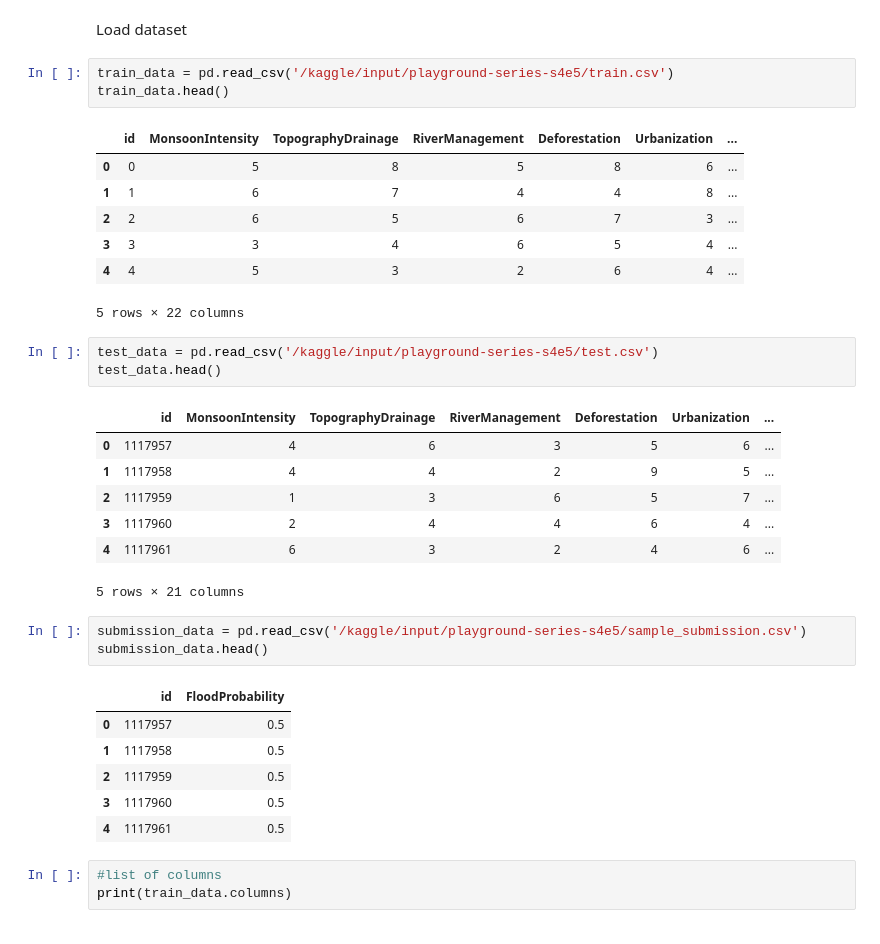
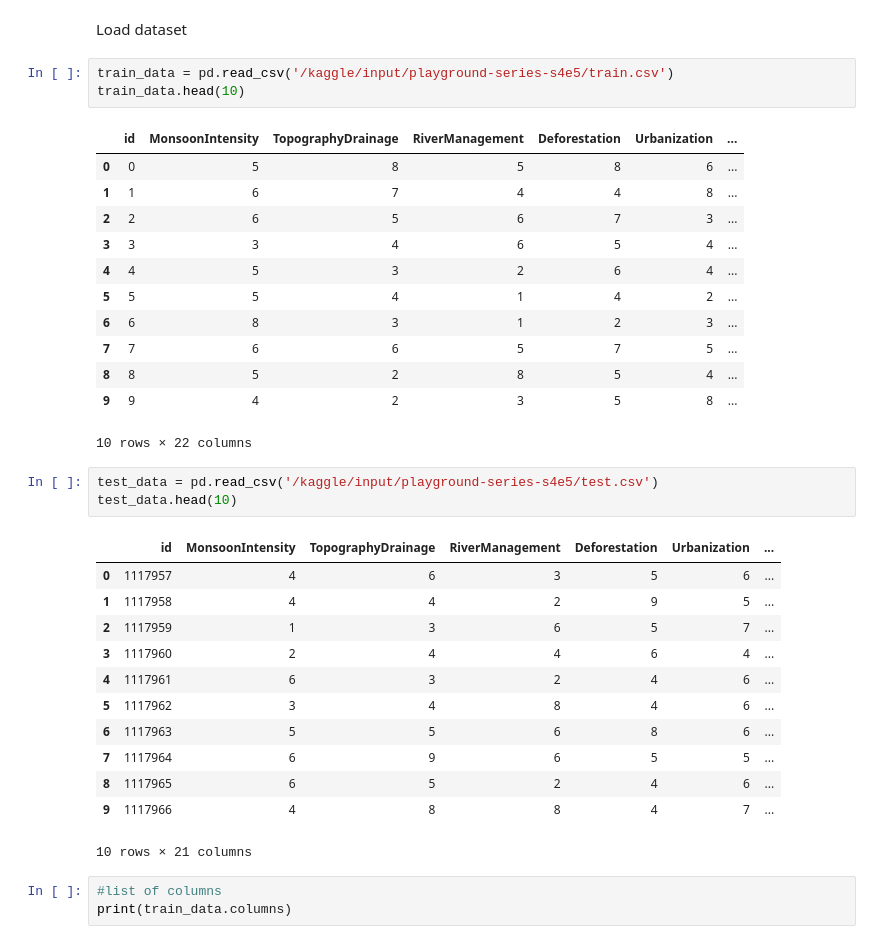
Before and after one commit to NazninNaharSr/DataScience, a Jupyter notebook: Flood_Prediction.ipynb, the cells around one changed output. Cells and saved outputs as stored; diff of their text form.

Commit message:
Kaggle Notebook | Flood Prediction | Version 2

```diff
--- a/Flood_Prediction.ipynb
+++ b/Flood_Prediction.ipynb
@@ -26,18 +26,23 @@ for dirname, _, filenames in os.walk('/kaggle/input'):
 Load dataset
 # %%
 train_data = pd.read_csv('/kaggle/input/playground-series-s4e5/train.csv')
-train_data.head()
+train_data.head(10)
 # %% [output]
 |  | id | MonsoonIntensity | TopographyDrainage | RiverManagement | Deforestation | Urbanization | ... |
 | 0 | 0 | 5 | 8 | 5 | 8 | 6 | ... |
 | 1 | 1 | 6 | 7 | 4 | 4 | 8 | ... |
 | 2 | 2 | 6 | 5 | 6 | 7 | 3 | ... |
 | 3 | 3 | 3 | 4 | 6 | 5 | 4 | ... |
 | 4 | 4 | 5 | 3 | 2 | 6 | 4 | ... |
+| 5 | 5 | 5 | 4 | 1 | 4 | 2 | ... |
+| 6 | 6 | 8 | 3 | 1 | 2 | 3 | ... |
+| 7 | 7 | 6 | 6 | 5 | 7 | 5 | ... |
+| 8 | 8 | 5 | 2 | 8 | 5 | 4 | ... |
+| 9 | 9 | 4 | 2 | 3 | 5 | 8 | ... |
-5 rows × 22 columns
+10 rows × 22 columns
 # %%
 test_data = pd.read_csv('/kaggle/input/playground-series-s4e5/test.csv')
-test_data.head()
+test_data.head(10)
 # %% [output]
 |  | id | MonsoonIntensity | TopographyDrainage | RiverManagement | Deforestation | Urbanization | ... |
 | 0 | 1117957 | 4 | 6 | 3 | 5 | 6 | ... |
@@ -45,17 +50,12 @@ test_data.head()
 | 2 | 1117959 | 1 | 3 | 6 | 5 | 7 | ... |
 | 3 | 1117960 | 2 | 4 | 4 | 6 | 4 | ... |
 | 4 | 1117961 | 6 | 3 | 2 | 4 | 6 | ... |
+| 5 | 1117962 | 3 | 4 | 8 | 4 | 6 | ... |
+| 6 | 1117963 | 5 | 5 | 6 | 8 | 6 | ... |
+| 7 | 1117964 | 6 | 9 | 6 | 5 | 5 | ... |
+| 8 | 1117965 | 6 | 5 | 2 | 4 | 6 | ... |
+| 9 | 1117966 | 4 | 8 | 8 | 4 | 7 | ... |
-5 rows × 21 columns
+10 rows × 21 columns
-# %%
-submission_data = pd.read_csv('/kaggle/input/playground-series-s4e5/sample_submission.csv')
-submission_data.head()
-# %% [output]
-|  | id | FloodProbability |
-| 0 | 1117957 | 0.5 |
-| 1 | 1117958 | 0.5 |
-| 2 | 1117959 | 0.5 |
-| 3 | 1117960 | 0.5 |
-| 4 | 1117961 | 0.5 |
 # %%
 #list of columns
 print(train_data.columns)
```
Also changed, not shown: parts of 22 cells of this notebook.
